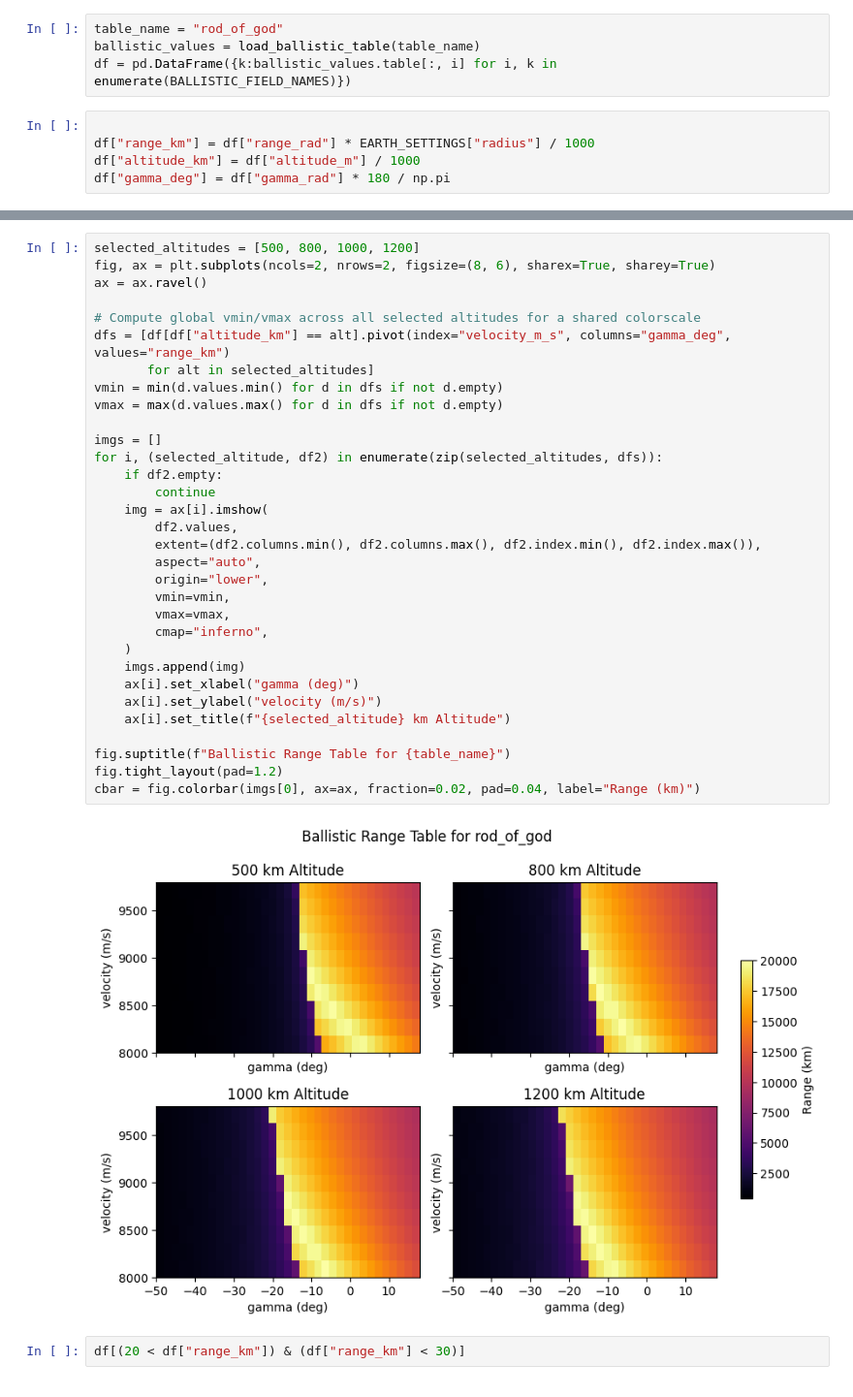
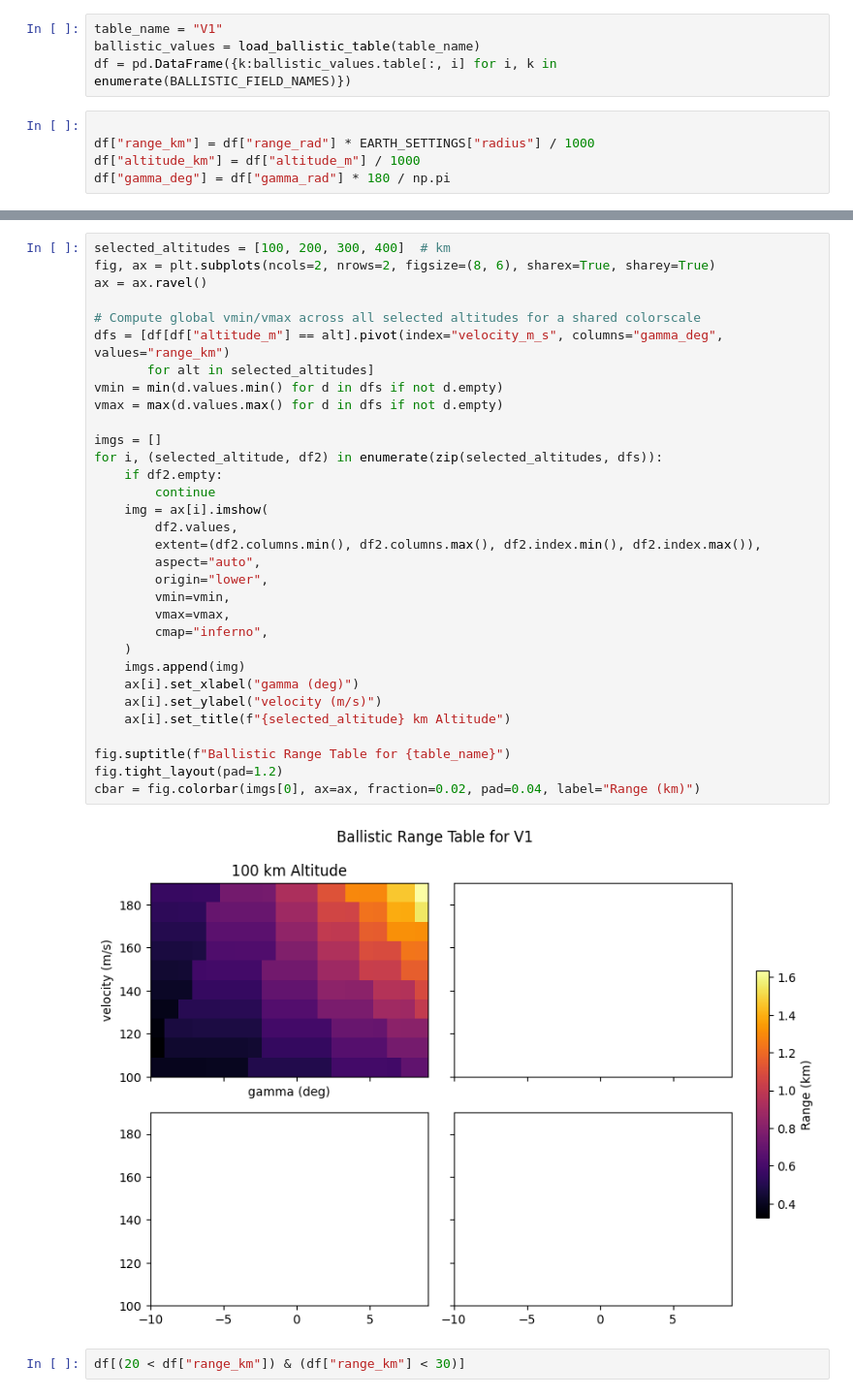
Before and after one commit to Sylvain-Rama/MAD, a Jupyter notebook: notebooks/tests_ballistic_tables.ipynb, the cells around one changed output, grey strips where cells are left out. Shown at 97% size. Cells and saved outputs as stored; diff of their text form.

Commit message:
Better ballistic tables computation + V1 table

```diff
--- a/notebooks/tests_ballistic_tables.ipynb
+++ b/notebooks/tests_ballistic_tables.ipynb
@@ -8,7 +8,7 @@ import matplotlib.pyplot as plt
 import pandas as pd
 import numpy as np
 # %%
-table_name = "rod_of_god"
+table_name = "V1"
 ballistic_values = load_ballistic_table(table_name)
 df = pd.DataFrame({k:ballistic_values.table[:, i] for i, k in enumerate(BALLISTIC_FIELD_NAMES)})
 # %%
@@ -19,36 +40,36 @@ df["gamma_deg"] = df["gamma_rad"] * 180 / np.pi
 # %%
-selected_altitudes = [500, 800, 1000, 1200]
+selected_altitudes = [100, 200, 300, 400]  # km
 fig, ax = plt.subplots(ncols=2, nrows=2, figsize=(8, 6), sharex=True, sharey=True)
 ax = ax.ravel()
 
 # Compute global vmin/vmax across all selected altitudes for a shared colorscale
-dfs = [df[df["altitude_km"] == alt].pivot(index="velocity_m_s", columns="gamma_deg", values="range_km")
+dfs = [df[df["altitude_m"] == alt].pivot(index="velocity_m_s", columns="gamma_deg", values="range_km")
        for alt in selected_altitudes]
 vmin = min(d.values.min() for d in dfs if not d.empty)
 vmax = max(d.values.max() for d in dfs if not d.empty)
 
 imgs = []
 for i, (selected_altitude, df2) in enumerate(zip(selected_altitudes, dfs)):
     if df2.empty:
         continue
     img = ax[i].imshow(
         df2.values,
         extent=(df2.columns.min(), df2.columns.max(), df2.index.min(), df2.index.max()),
         aspect="auto",
         origin="lower",
         vmin=vmin,
         vmax=vmax,
         cmap="inferno",
     )
     imgs.append(img)
     ax[i].set_xlabel("gamma (deg)")
     ax[i].set_ylabel("velocity (m/s)")
     ax[i].set_title(f"{selected_altitude} km Altitude")
 
 fig.suptitle(f"Ballistic Range Table for {table_name}")
 fig.tight_layout(pad=1.2)
 cbar = fig.colorbar(imgs[0], ax=ax, fraction=0.02, pad=0.04, label="Range (km)")
 # %% [output]
-[figure, old version]
+[figure, new version]
 # %%
 df[(20 < df["range_km"]) & (df["range_km"] < 30)]
```
Also changed, not shown: parts of 2 cells of this notebook, 4 other files.
